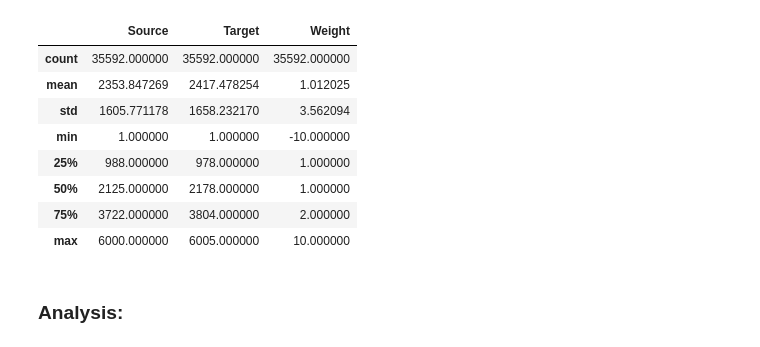
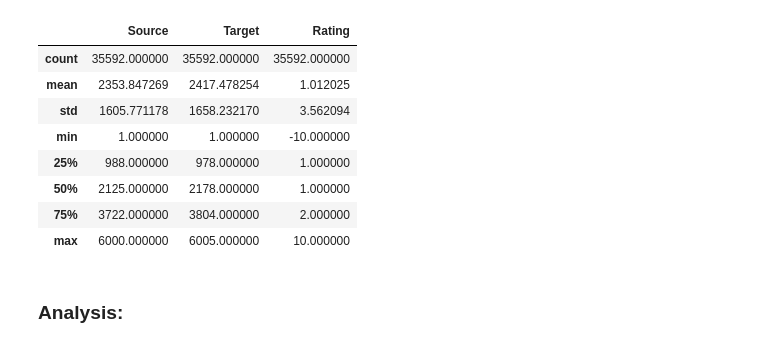
Before and after one commit to asajjad1234/DATA-620, a Jupyter notebook: Project1/Ahmed_Sajjad_DATA620_Project1.ipynb, the cells around one changed output. Cells and saved outputs as stored; diff of their text form; code cells hidden in the pictures.

```diff
--- a/Project1/Ahmed_Sajjad_DATA620_Project1.ipynb
+++ b/Project1/Ahmed_Sajjad_DATA620_Project1.ipynb
@@ -39,10 +41,10 @@ import matplotlib.pyplot as plt
 from tabulate import tabulate
 # %%
 # Reading the data into a pandas data frame
-bitc_df = pd.read_csv('C:\\DOWNLOAD\\00_SAJJAD\\15 - MS_DATA_SCIENCE\\DATA_620\\Week05\\soc-sign-bitcoinotc.csv',
-                      header=None, names=['Source','Target','Weight','Time'])
+bitcoin_df = pd.read_csv('C:\\DOWNLOAD\\00_SAJJAD\\15 - MS_DATA_SCIENCE\\DATA_620\\Week05\\soc-sign-bitcoinotc.csv',
+                      header=None, names=['Source','Target','Rating','Time'])
 
 # Drop the time column because it is not required
-bitc_df = bitc_df.drop(columns = ['Time'])
+bitcoin_df = bitcoin_df.drop(columns = ['Time'])
 # %%
 # Quick look at the data
@@ -66,7 +78,7 @@ bitc_df.tail(5)
 # %%
-bitc_df.describe()
+bitcoin_df.describe()
 # %% [output]
-|  | Source | Target | Weight |
+|  | Source | Target | Rating |
 | count | 35592.000000 | 35592.000000 | 35592.000000 |
 | mean | 2353.847269 | 2417.478254 | 1.012025 |
 | std | 1605.771178 | 1658.232170 | 3.562094 |
```
Also changed, not shown: parts of 77 cells of this notebook.
